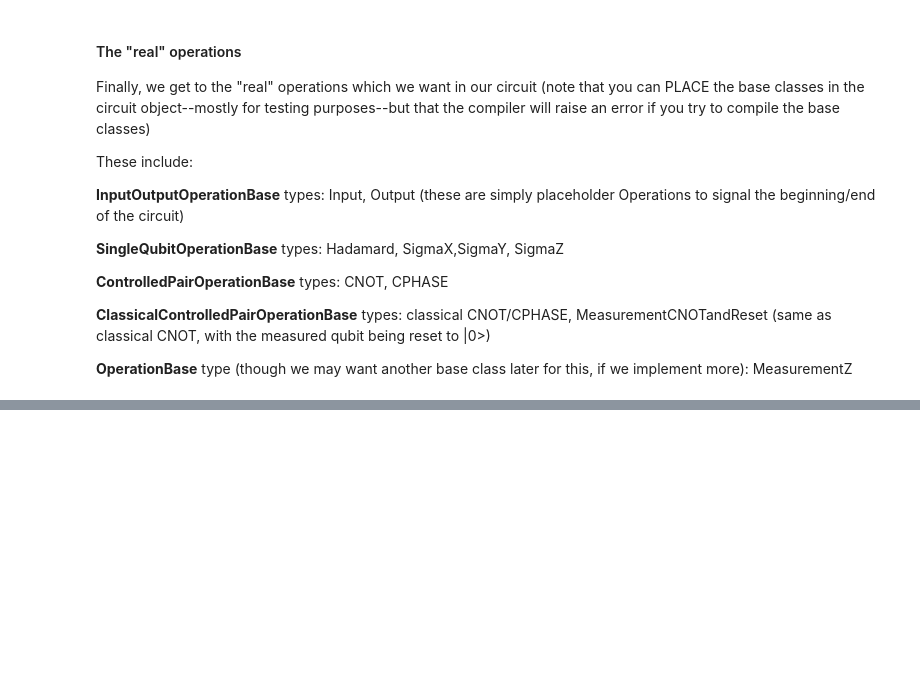
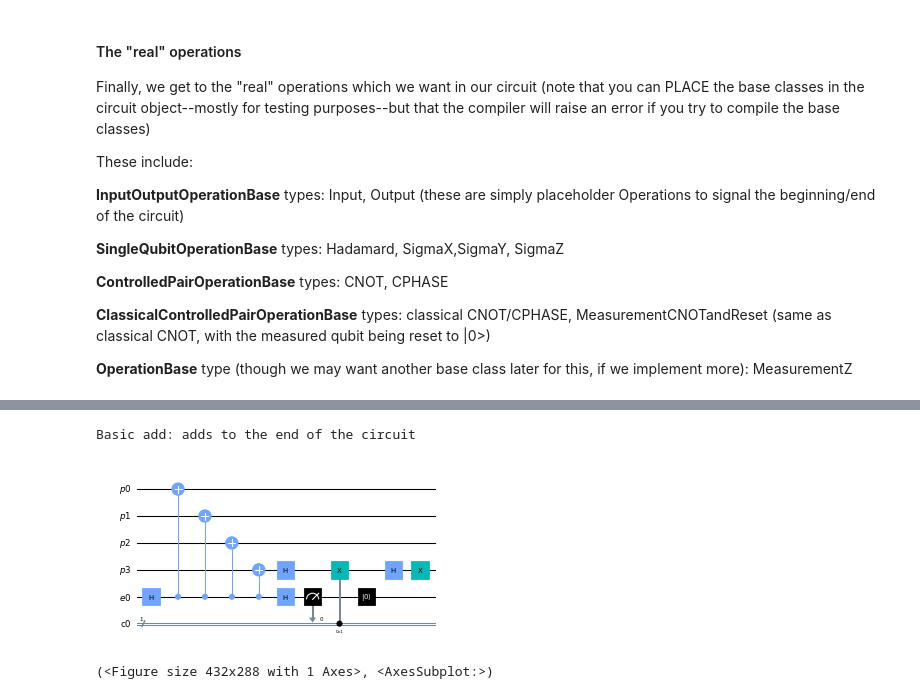
Before and after one commit to graphiq-dev/graphiq, a Jupyter notebook: examples/startup_guide/1_circuits.ipynb, the cells around one changed output, grey strips where cells are left out. Saved outputs shown, nothing was run; the diff lists cells and outputs as text; code cells hidden in the pictures; blank space fills up the shorter version.

```diff
--- a/examples/startup_guide/1_circuits.ipynb
+++ b/examples/startup_guide/1_circuits.ipynb
@@ -131,0 +272,8 @@ These include:
+# %%
+print("Basic add: adds to the end of the circuit")
+circuit.add(ops.SigmaX(register=3, reg_type='p'))
+circuit.draw_circuit()
+# %% [output]
+Basic add: adds to the end of the circuit
+[figure, added]
+(<Figure size 432x288 with 1 Axes>, <AxesSubplot:>)
```
Also changed, not shown: parts of 20 cells of this notebook, 1 other file.
